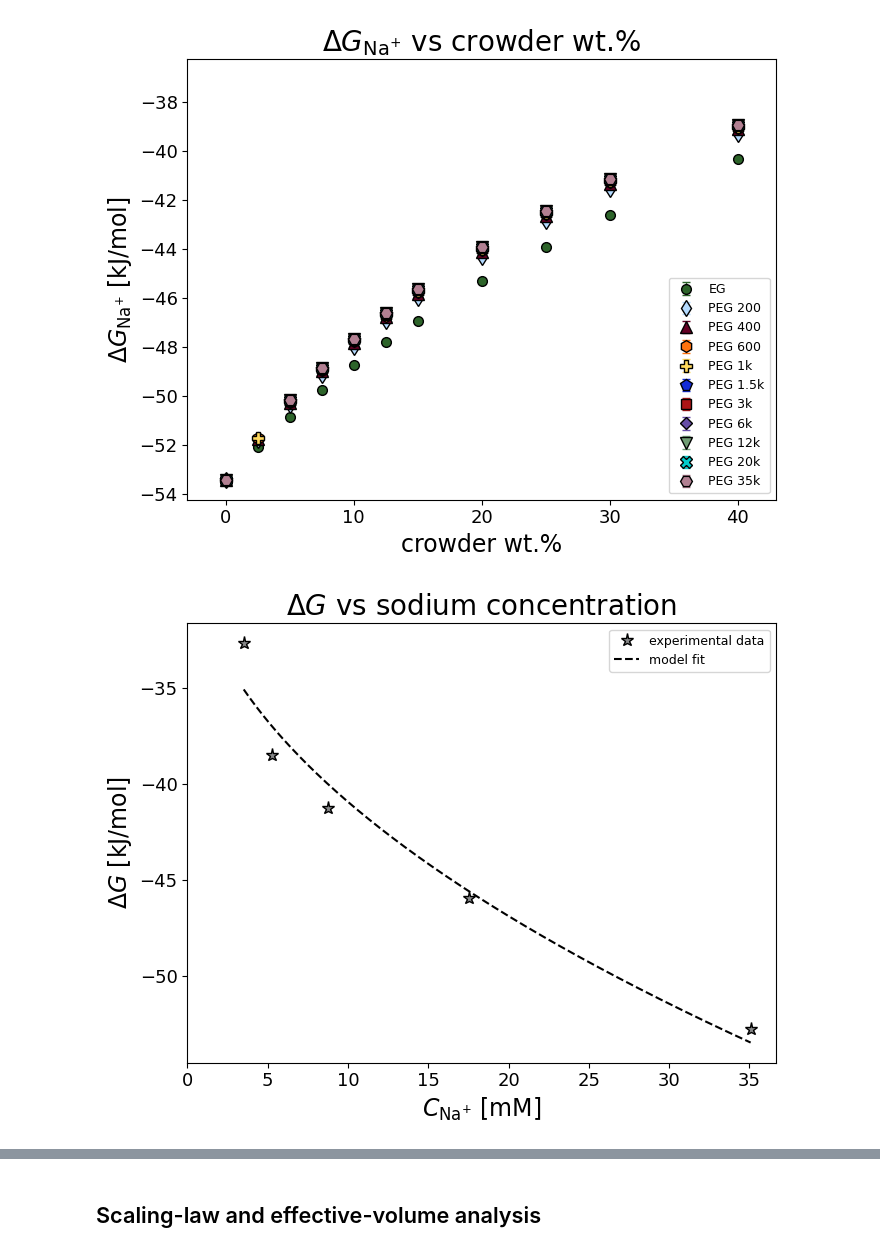
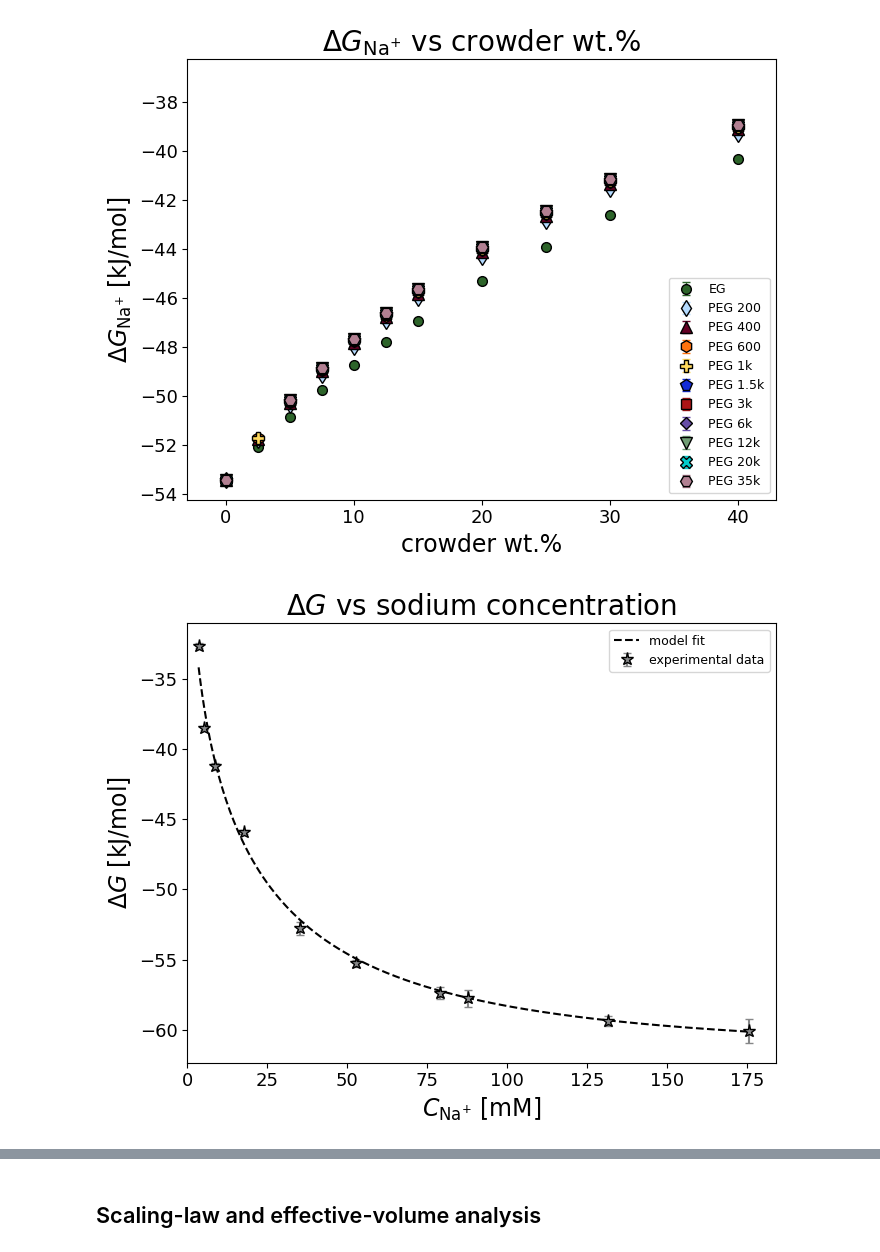
Before and after one commit to antonilis/molecular_crowding, a Jupyter notebook: plots.ipynb, the cells around one changed output, grey strips where cells are left out. Saved outputs shown, nothing was run; the diff lists cells and outputs as text; code cells hidden in the pictures.

```diff
--- a/plots.ipynb
+++ b/plots.ipynb
@@ -28,7 +28,7 @@ from main_data_processor import Data
 # %%
 equillibrium_constans_path = 'source_data/MacromoleculeEquilibria_Crowding'
 complexation_data_path = 'source_data/IonCrowderComplexation/raw_data'
-sodium_path = 'source_data/IonStrengthDependency/Na+_FRET.csv'
+sodium_path = 'source_data/IonStrengthDependency/K_vs_K+_and_Na+_FRET.csv'
 
 all_data = Data(
     equillibrium_constans_path,
@@ -1774,7 +1774,7 @@ buffer_style = styles['buffer']
 
 # Extract experimental data
 conc = ion_df.raw_data['C_Na+_[mM]'].astype(float).values
-dG = ion_df.raw_data['dG_[kJ/mol]'].astype(float).values
+dG, dG_err = uts.get_float_uncertainty(ion_df.raw_data['dG_uf_[kJ/mol]'])
 
 # Remove invalid values
 valid = (
@@ -1808,15 +1808,17 @@ os.makedirs('./plots', exist_ok=True)
 plt.figure(figsize=(7, 5.6))
 
 # Experimental points using buffer style
-plt.plot(
+plt.errorbar(
     conc,
     dG,
+    yerr=dG_err,
     color=buffer_style['color'],
     marker=buffer_style['marker'],
     mfc=buffer_style['color'],
     mec=buffer_style['mec'],
     linestyle='none',
     ms=buffer_style['ms'],
+    capsize=3,
     label='experimental data'
 )
 
@@ -1839,34 +1841,34 @@ plt.xlabel(
     r'$C_{\mathrm{Na}^{+}}$ [mM]',
     fontsize=17
 )
 plt.ylabel(
     r'$\Delta G$ [kJ/mol]',
     fontsize=17
 )
 
 plt.xticks(fontsize=13)
 plt.yticks(fontsize=13)
 
 plt.xlim(left=0)
 
 plt.legend(
     frameon=True,
     loc='best',
     fontsize=9
 )
 
 plt.tight_layout()
 
 plt.savefig(
     './plots/dG_vs_sodium_concentration.png',
     dpi=300,
     transparent=True,
     bbox_inches='tight'
 )
 
 plt.show()
 # %% [output]
-[figure, old version]
+[figure, new version]
 # %%
 # Residual free energy vs crowder wt.%
 
```
Also changed, not shown: parts of 5 cells of this notebook, 2 other files.
